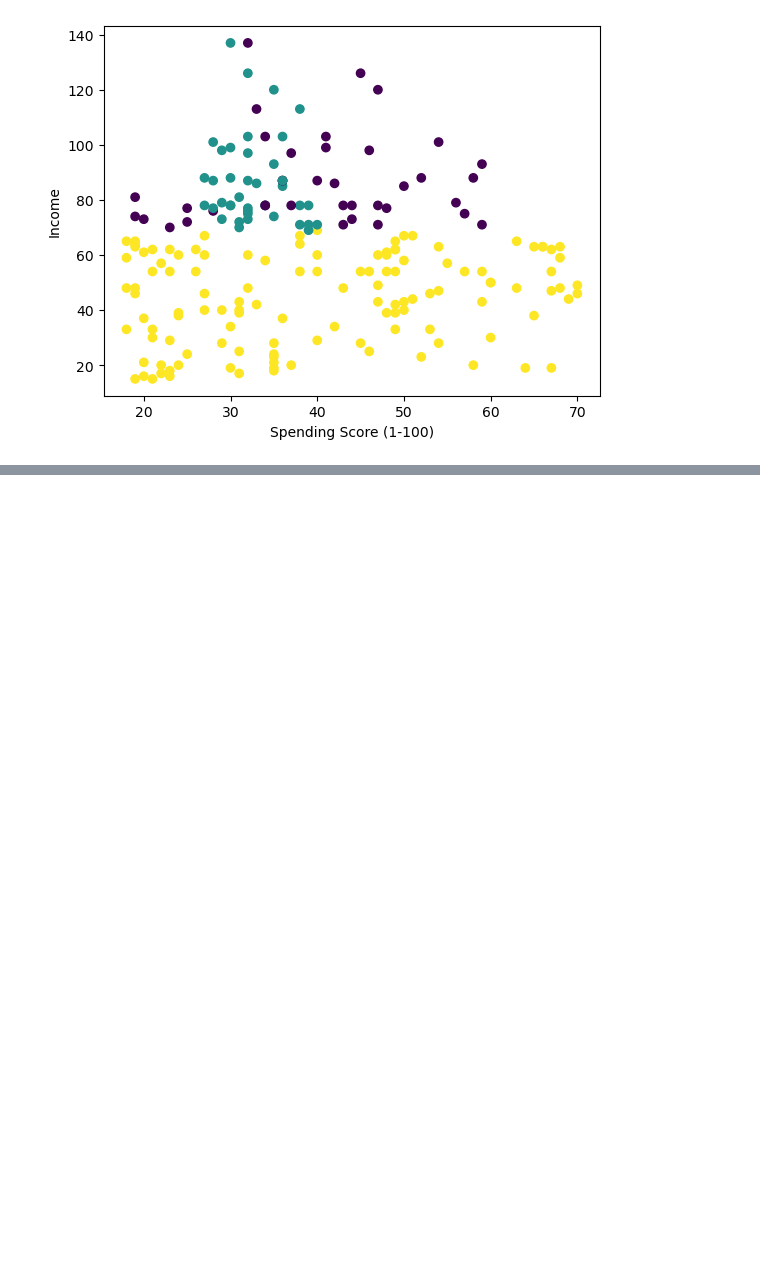
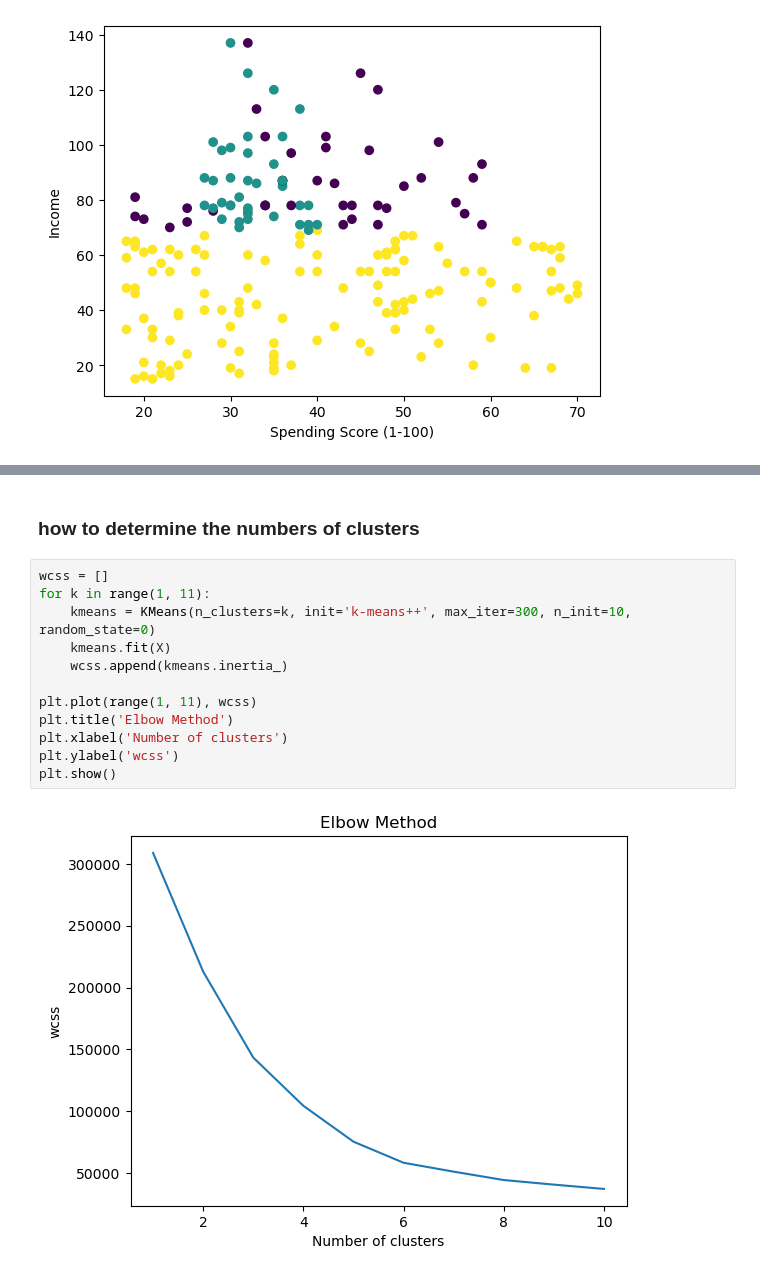
Before and after one commit to Abdelhamid2c/Customer-Segmentation-Mall, a Jupyter notebook: Untitled.ipynb, the cells around one changed output, grey strips where cells are left out. Drawn from its saved outputs; the diff is of its cells as text; blank space fills up the shorter version.

Commit message:
"Elbow" + "Silhouette"

```diff
--- a/Untitled.ipynb
+++ b/Untitled.ipynb
@@ -202,0 +245,16 @@ plt.show()
+# %% [markdown]
+### how to determine the numbers of clusters
+# %%
+wcss = []
+for k in range(1, 11):
+    kmeans = KMeans(n_clusters=k, init='k-means++', max_iter=300, n_init=10, random_state=0)
+    kmeans.fit(X)
+    wcss.append(kmeans.inertia_)
+
+plt.plot(range(1, 11), wcss)
+plt.title('Elbow Method')
+plt.xlabel('Number of clusters')
+plt.ylabel('wcss')
+plt.show()
+# %% [output]
+[figure, added]
```
Also changed, not shown: parts of 8 cells of this notebook.
